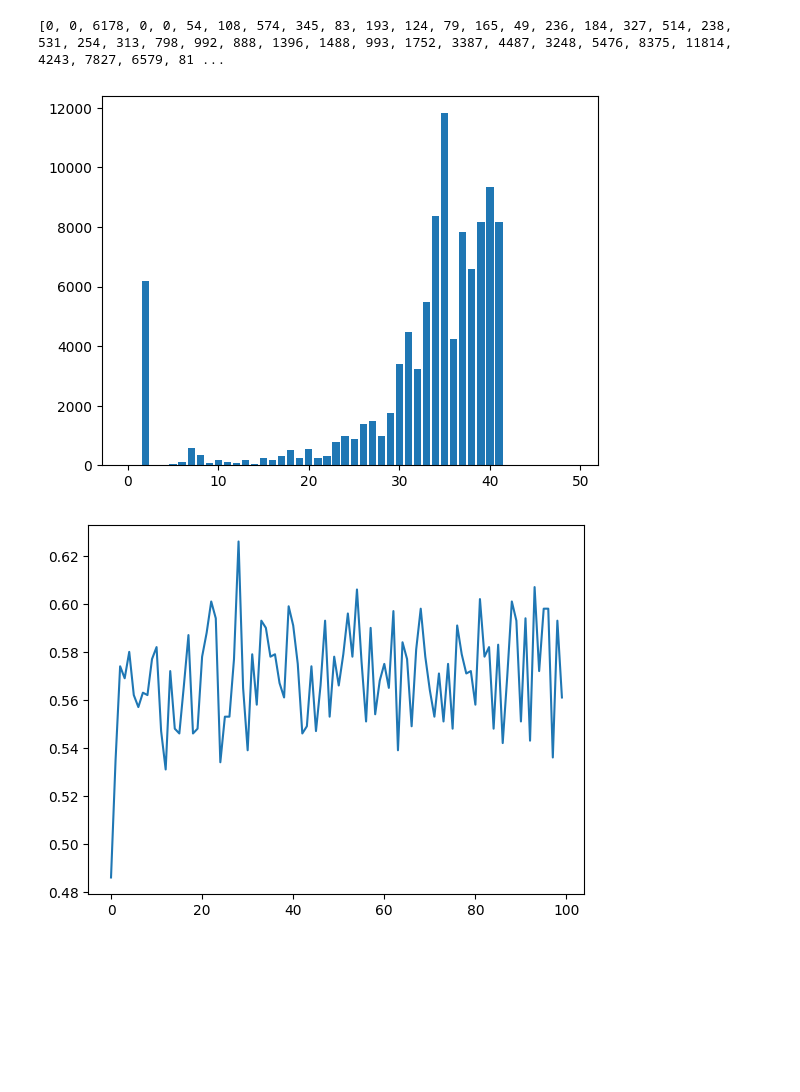
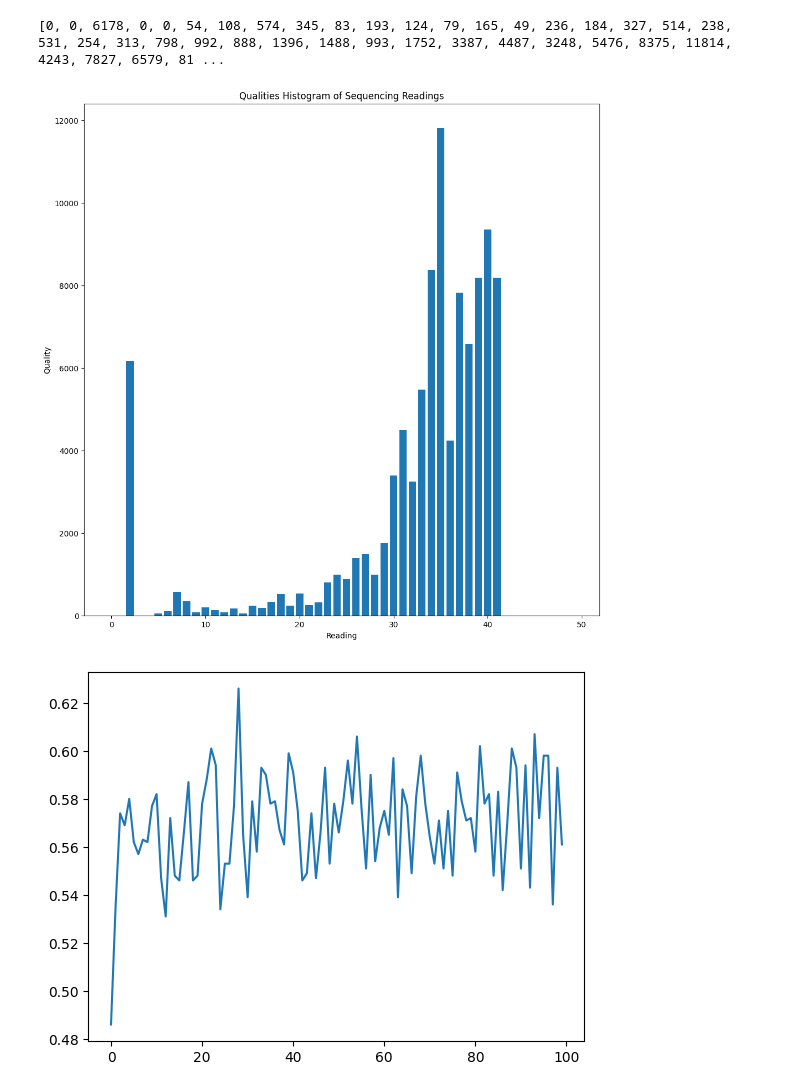
Before and after one commit to nnttluna/genomic-data-science, a Jupyter notebook: sequencing_naive_matching.ipynb, the cells around one changed output. Drawn from its saved outputs; the diff is of its cells as text; code cells hidden in the pictures; blank space fills up the shorter version.

```diff
--- a/sequencing_naive_matching.ipynb
+++ b/sequencing_naive_matching.ipynb
@@ -178,10 +178,19 @@ print(h)
 [0, 0, 6178, 0, 0, 54, 108, 574, 345, 83, 193, 124, 79, 165, 49, 236, 184, 327, 514, 238, 531, 254, 313, 798, 992, 888, 1396, 1488, 993, 1752, 3387, 4487, 3248, 5476, 8375, 11814, 4243, 7827, 6579, 81 ...
 # %%
 import matplotlib.pyplot as plt
+plt.figure(figsize=(12,12))
 plt.bar(range(len(h)),h)
+# setting title name
+plt.title("Qualities Histogram of Sequencing Readings")
+
+# setting x axis label
+plt.xlabel("Reading")
+
+# setting y axis label
+plt.ylabel("Quality")
 plt.show()
 # %% [output]
-[figure, old version]
+[figure, new version]
 # %%
 def findGCbypos(reads):
   gc = [0] * 100
```
